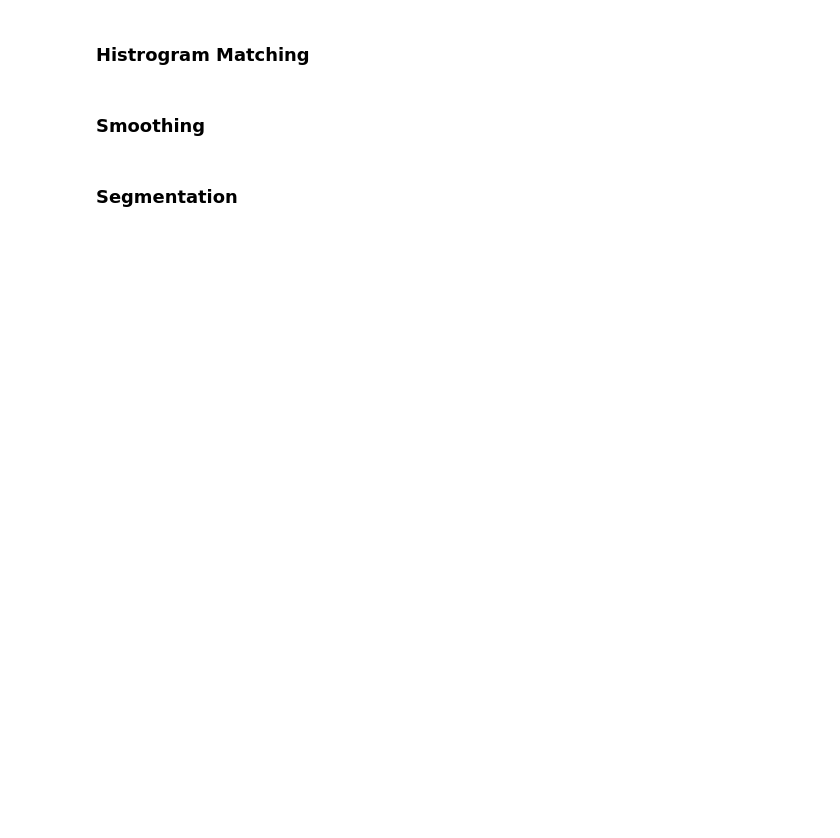
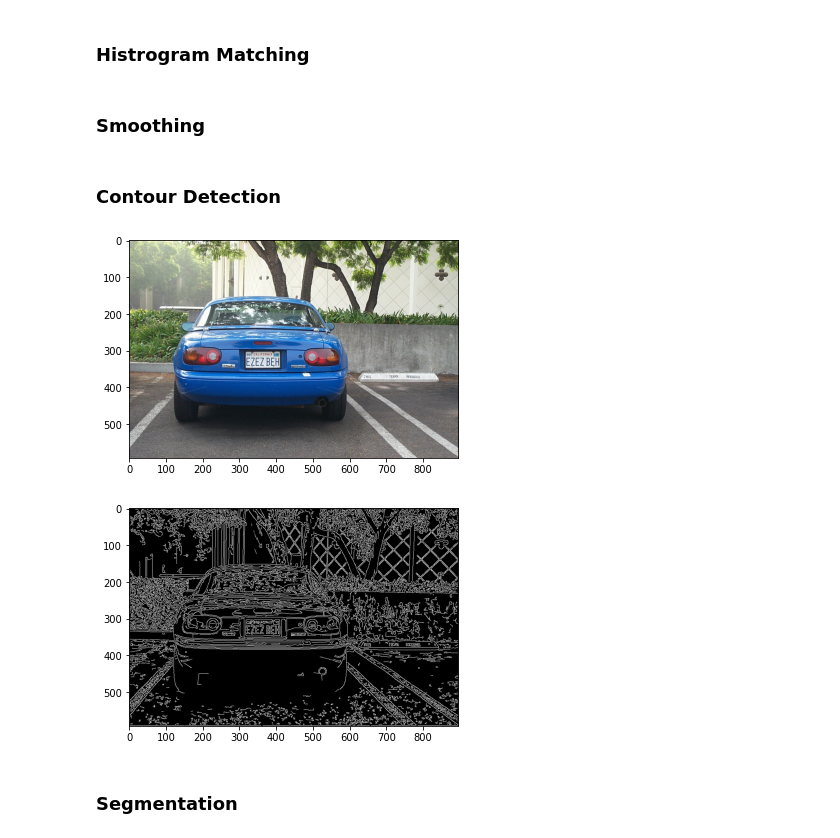
Before and after one commit to geometric-intelligence/ece278a, a Jupyter notebook: projects/FinalPorject/lic_plate_grab.ipynb, the cells around one changed output. Cells and saved outputs as stored; diff of their text form; code cells hidden in the pictures; blank space fills up the shorter version.

```diff
--- a/projects/FinalPorject/lic_plate_grab.ipynb
+++ b/projects/FinalPorject/lic_plate_grab.ipynb
@@ -20,5 +69,18 @@ http://www.vision.caltech.edu/Image_Datasets/cars_markus/cars_markus.tar
 ### Histrogram Matching
 # %% [markdown]
 ### Smoothing
+# %% [markdown]
+### Contour Detection
+# %%
+from skimage.feature import canny
+img_gray = color.rgb2gray(img)
+edges = canny(img_gray, sigma=1)
+plt.imshow(img, cmap='gray')
+plt.show()
+plt.imshow(edges,cmap='gray')
+plt.show()
+# %% [output]
+[figure, added]
+[figure, added]
 # %% [markdown]
 ### Segmentation
```
Also changed, not shown: parts of 8 cells of this notebook, 6 other files.
